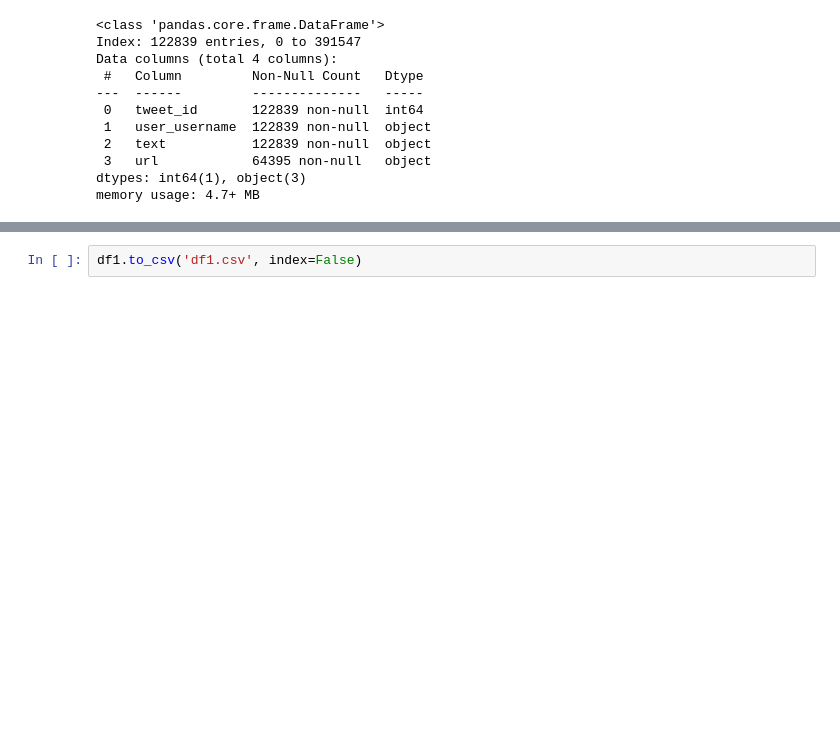
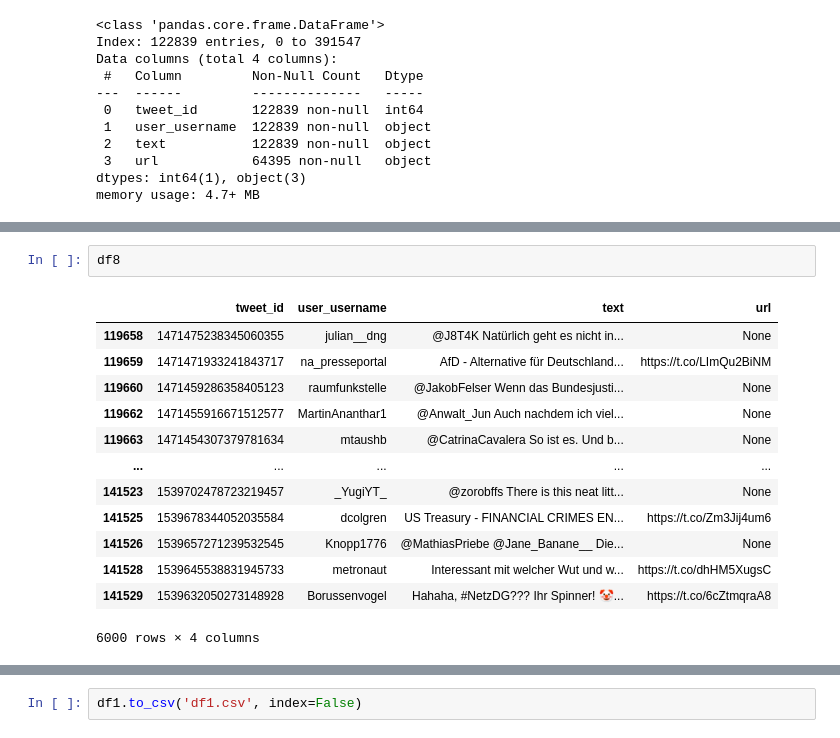
Before and after one commit to caiocmello/netzdg, a Jupyter notebook: test_url_extraction.ipynb, the cells around one changed output, grey strips where cells are left out. Cells and saved outputs as stored; diff of their text form; blank space fills up the shorter version.

```diff
--- a/test_url_extraction.ipynb
+++ b/test_url_extraction.ipynb
@@ -162,3 +168,19 @@ memory usage: 4.7+ MB
+# %%
+df8
+# %% [output]
+|  | tweet_id | user_username | text | url |
+| 119658 | 1471475238345060355 | julian__dng | @J8T4K Natürlich geht es nicht in... | None |
+| 119659 | 1471471933241843717 | na_presseportal | AfD - Alternative für Deutschland... | https://t.co/LImQu2BiNM |
+| 119660 | 1471459286358405123 | raumfunkstelle | @JakobFelser Wenn das Bundesjusti... | None |
+| 119662 | 1471455916671512577 | MartinAnanthar1 | @Anwalt_Jun Auch nachdem ich viel... | None |
+| 119663 | 1471454307379781634 | mtaushb | @CatrinaCavalera So ist es. Und b... | None |
+| ... | ... | ... | ... | ... |
+| 141523 | 1539702478723219457 | _YugiYT_ | @zorobffs There is this neat litt... | None |
+| 141525 | 1539678344052035584 | dcolgren | US Treasury - FINANCIAL CRIMES EN... | https://t.co/Zm3Jij4um6 |
+| 141526 | 1539657271239532545 | Knopp1776 | @MathiasPriebe @Jane_Banane__ Die... | None |
+| 141528 | 1539645538831945733 | metronaut | Interessant mit welcher Wut und w... | https://t.co/dhHM5XugsC |
+| 141529 | 1539632050273148928 | Borussenvogel | Hahaha, #NetzDG??? Ihr Spinner! 🤡... | https://t.co/6cZtmqraA8 |
+6000 rows × 4 columns
 # %%
 # prompt: how to get the full original url for this shortned version 'https://t.co/UEqp15q2RE'
 from tqdm import tqdm
```
Also changed, not shown: parts of 3 cells of this notebook.
